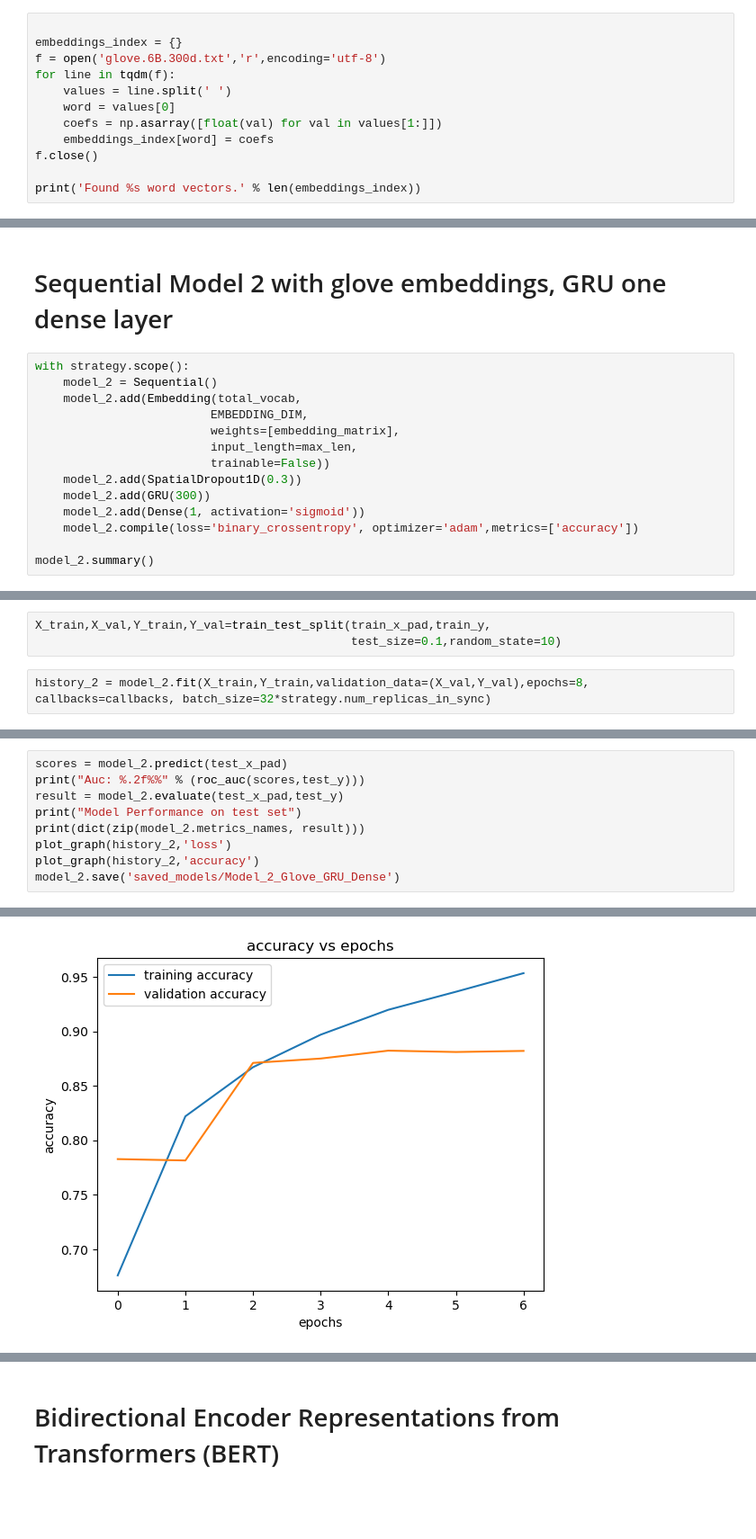
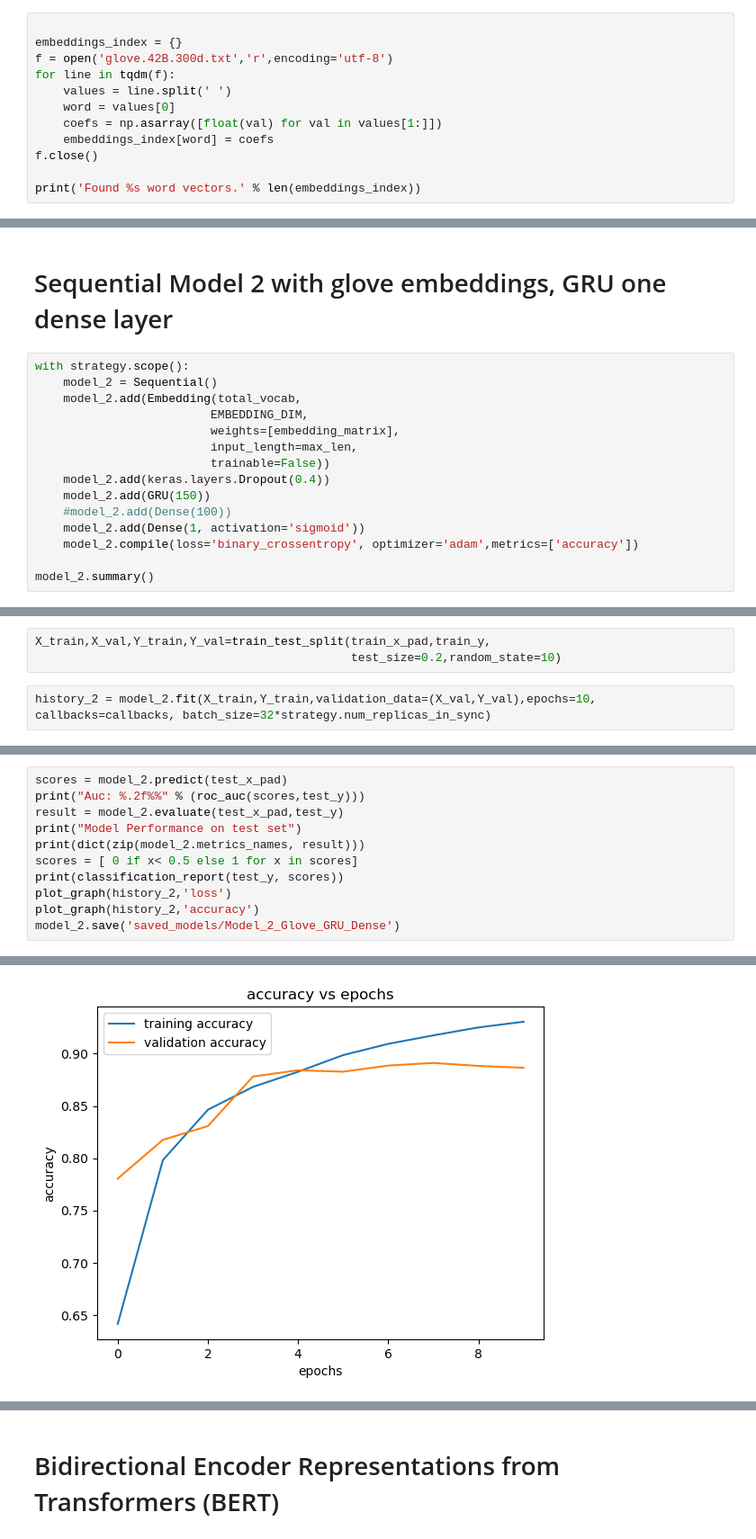
Before and after one commit to melihkagan/Sentiment_IMDB, a Jupyter notebook: GradProject.ipynb, the cells around one changed output, grey strips where cells are left out. Shown at 90% size. Saved outputs shown, nothing was run; the diff lists cells and outputs as text; blank space fills up the shorter version.

```diff
--- a/GradProject.ipynb
+++ b/GradProject.ipynb
@@ -573,7 +578,7 @@ REPLICAS:  1
 # %%
 
 embeddings_index = {}
-f = open('glove.6B.300d.txt','r',encoding='utf-8')
+f = open('glove.42B.300d.txt','r',encoding='utf-8')
 for line in tqdm(f):
     values = line.split(' ')
     word = values[0]
@@ -727,8 +733,9 @@ with strategy.scope():
                          weights=[embedding_matrix],
                          input_length=max_len,
                          trainable=False))
-    model_2.add(SpatialDropout1D(0.3))
-    model_2.add(GRU(300))
+    model_2.add(keras.layers.Dropout(0.4))
+    model_2.add(GRU(150))
+    #model_2.add(Dense(100))
     model_2.add(Dense(1, activation='sigmoid'))
     model_2.compile(loss='binary_crossentropy', optimizer='adam',metrics=['accuracy'])
 
@@ -754,7 +760,7 @@ Non-trainable params: 33,877,200
 _________________________________________________________________
 # %%
 X_train,X_val,Y_train,Y_val=train_test_split(train_x_pad,train_y,
-                                             test_size=0.1,random_state=10)
+                                             test_size=0.2,random_state=10)
 # %%
-history_2 = model_2.fit(X_train,Y_train,validation_data=(X_val,Y_val),epochs=8, callbacks=callbacks, batch_size=32*strategy.num_replicas_in_sync)
+history_2 = model_2.fit(X_train,Y_train,validation_data=(X_val,Y_val),epochs=10, callbacks=callbacks, batch_size=32*strategy.num_replicas_in_sync)
 # %% [output]
@@ -787,6 +790,8 @@ print("Auc: %.2f%%" % (roc_auc(scores,test_y)))
 result = model_2.evaluate(test_x_pad,test_y)
 print("Model Performance on test set")
 print(dict(zip(model_2.metrics_names, result)))
+scores = [ 0 if x< 0.5 else 1 for x in scores]
+print(classification_report(test_y, scores))
 plot_graph(history_2,'loss')
 plot_graph(history_2,'accuracy')
 model_2.save('saved_models/Model_2_Glove_GRU_Dense')
@@ -800 +813 @@ Model Performance on test set
-[figure, old version]
+[figure, new version]
```
Also changed, not shown: parts of 30 cells of this notebook.
